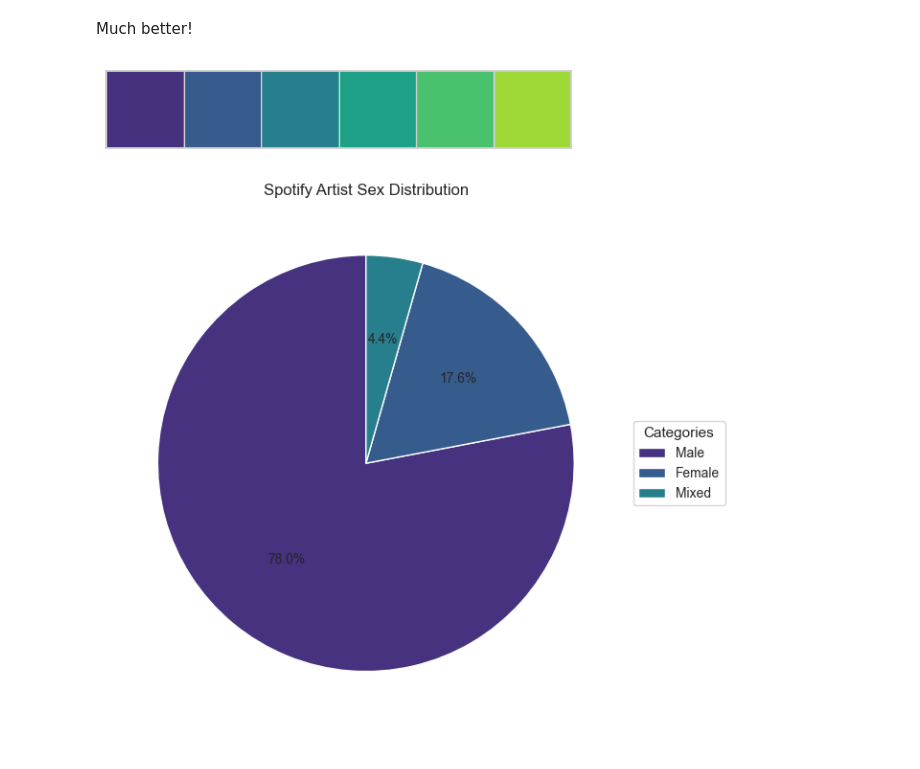
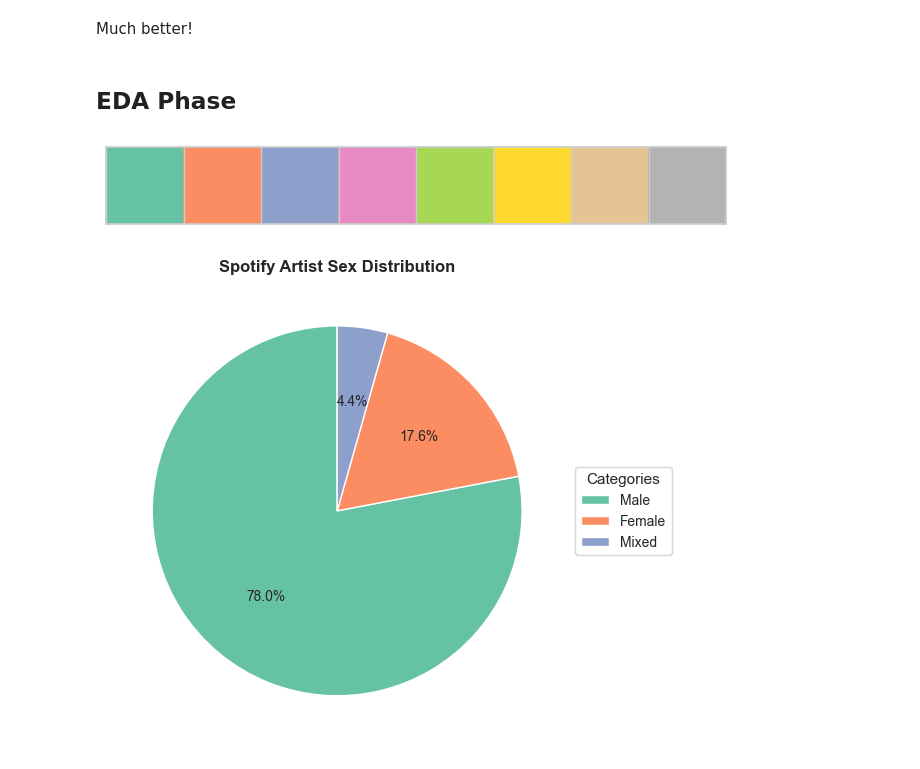
Before and after one commit to IhsanTaslim/Most-Streamed-Artists-on-Spotify, a Jupyter notebook: Notebook/Untitled.ipynb, the cells around one changed output. Drawn from its saved outputs; the diff is of its cells as text; code cells hidden in the pictures.

```diff
--- a/Notebook/Untitled.ipynb
+++ b/Notebook/Untitled.ipynb
@@ -225,7 +304,7 @@ Primary language & Primary Genre also has the same problem. So, i would also col
 # %%
 # Define the columns you want to process and the threshold
 
-columns_to_collapse = ['Country of Origin', 'Primary Language', 'Primary Genre']
+columns_to_collapse = ['Primary Language']
 threshold = 0.01
 
 # Loop through each specified column
@@ -240,8 +319,7 @@ for col in columns_to_collapse:
     # Replace the rare categories with 'Other'
     spotify[col] = spotify[col].replace(rare_categories, 'Other')
 
-    # Optional: Print a quick summary to check the results for each column
-    print(f"\n--- Categories for {col} after collapsing ---")
-    print(spotify[col].value_counts())
-    print(f"Number of unique categories reduced to: {spotify[col].nunique()}")
+# Check the results
+print("--- New Language Distribution ---")
+print(spotify['Primary Language'].value_counts())
 # %% [output]
@@ -265,8 +338,10 @@ Number of unique categories reduced to: 15
 # %%
-#Changing into categorical dytpe
-
+# Changing into categorical dytpe
 spotify['Sex'] = spotify['Sex'].astype('category')
 spotify['Primary Language'] = spotify['Primary Language'].astype('category')
-spotify['Primary Genre'] = spotify['Primary Genre'].astype('category')
-spotify['Country of Origin'] = spotify['Country of Origin'].astype('category')
+spotify['Genre'] = spotify['Primary Genre'].astype('category')
+spotify['Region'] = spotify['Country of Origin'].astype('category')
 spotify['Artist Type'] = spotify['Artist Type'].astype('category')
+
+# Checking
+spotify.info()
@@ -293,50 +384,50 @@ memory usage: 39.6+ KB
 # %% [markdown]
 Much better!
+# %% [markdown]
+## EDA Phase
 # %%
 # Apply the theme
-viridis_discrete = sns.color_palette("viridis", 6)
-
-sns.set_theme(style="whitegrid", palette=viridis_discrete, font="sans-serif")
+palette = sns.color_palette(palette='Set2')
+sns.set_theme(style="whitegrid", palette=palette, font="sans-serif")
+sns.palplot(palette)
+plt.show()
+# %% [output]
+[figure, added]
-# %%
-sns.palplot(viridis_discrete)
-plt.show()
-# %% [output]
-[figure, removed]
 # %%
-# Making pie chart to visualize operation system distribution
+# Making pie chart to visualize the artist sex distribution
 
-# making value counts so it could be visualized properly
+# Preparing the value counts
 class_counts = spotify['Sex'].value_counts()
 
 labels = class_counts.index
 values = class_counts.values
 
-# Create a custom formatting function
-def top_3_autopct(pct):
+# Create a custom formatting function to turn the value into percentage
+def autopct(pct):
     # Calculate the raw count from the percentage
     total = sum(values)
     val = int(round(pct * total / 100.0))
     return f'{pct:.1f}%'
 
 # Plot the pie chart using the custom function
-plt.figure(figsize=(8, 6))
+plt.figure(figsize=(6, 6))
 plt.pie(
     values,
-    autopct=top_3_autopct,
+    autopct=autopct,
     startangle=90,
     textprops={'fontsize': 10}
 )
 
 # Customizing the legend
 plt.legend(labels,
            title="Categories",
            loc="center left",
-           bbox_to_anchor=(1, 0.5),
+           bbox_to_anchor=(1, 0.5), #putting the legend on the right side of the chart
            fontsize=10,
            title_fontsize=11)
 
-plt.title('Spotify Artist Sex Distribution')
+plt.title('Spotify Artist Sex Distribution', fontweight="bold")
 plt.tight_layout()
 plt.show()
 # %% [output]
-[figure, old version]
+[figure, new version]
```
Also changed, not shown: parts of 48 cells of this notebook, 2 other files.
